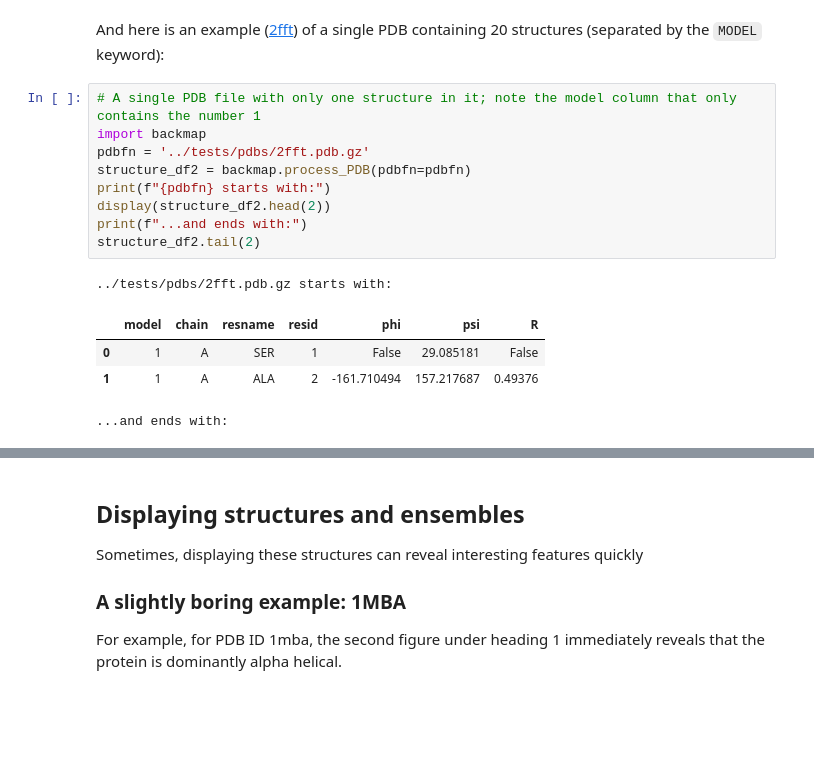
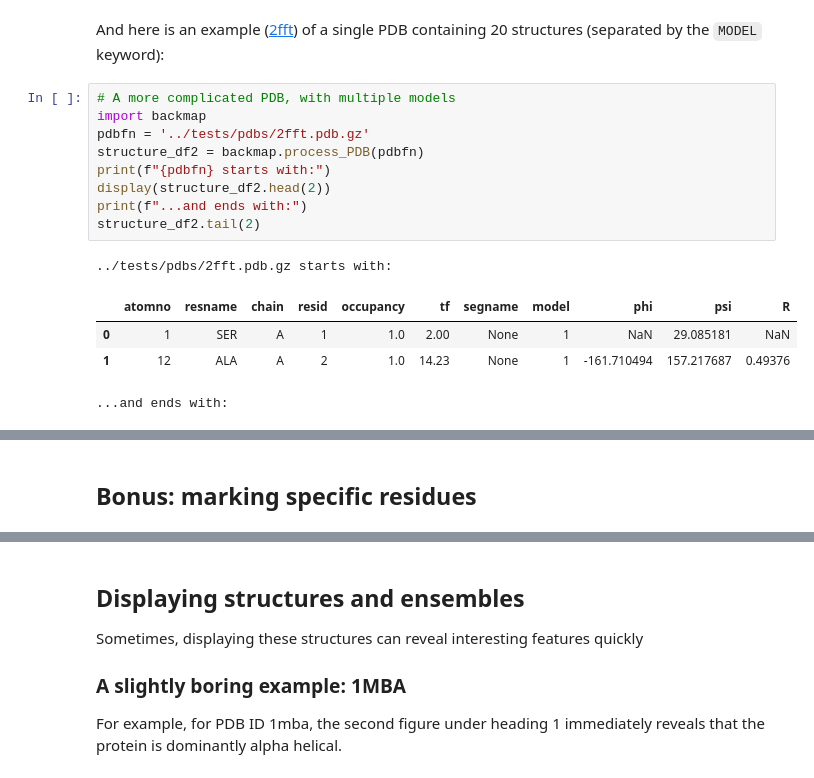
Before and after one commit to ranjanmannige/backmap, a Jupyter notebook: notebooks/examples.ipynb, the cells around one changed output, grey strips where cells are left out. Saved outputs shown, nothing was run; the diff lists cells and outputs as text; blank space fills up the shorter version.

```diff
--- a/notebooks/examples.ipynb
+++ b/notebooks/examples.ipynb
@@ -40,17 +39,17 @@ structure_df1.tail(2)
 # %% [markdown]
 And here is an example ([2fft](https://www.rcsb.org/structure/2FFT)) of a single PDB containing 20 structures (separated by the `MODEL` keyword):
 # %%
-# A single PDB file with only one structure in it; note the model column that only contains the number 1
+# A more complicated PDB, with multiple models
 import backmap
 pdbfn = '../tests/pdbs/2fft.pdb.gz'
-structure_df2 = backmap.process_PDB(pdbfn=pdbfn)
+structure_df2 = backmap.process_PDB(pdbfn)
 print(f"{pdbfn} starts with:")
 display(structure_df2.head(2))
 print(f"...and ends with:")
 structure_df2.tail(2)
 # %% [output]
 ../tests/pdbs/2fft.pdb.gz starts with:
-|  | model | chain | resname | resid | phi | psi | R |
-| 0 | 1 | A | SER | 1 | False | 29.085181 | False |
-| 1 | 1 | A | ALA | 2 | -161.710494 | 157.217687 | 0.49376 |
+|  | atomno | resname | chain | resid | occupancy | tf | segname | model | phi | psi | R |
+| 0 | 1 | SER | A | 1 | 1.0 | 2.00 | None | 1 | NaN | 29.085181 | NaN |
+| 1 | 12 | ALA | A | 2 | 1.0 | 14.23 | None | 1 | -161.710494 | 157.217687 | 0.49376 |
 ...and ends with:
@@ -59,0 +59,2 @@ structure_df2.tail(2)
+# %% [markdown]
+## Bonus: marking specific residues
```
Also changed, not shown: parts of 6 cells of this notebook, 34 other files.
